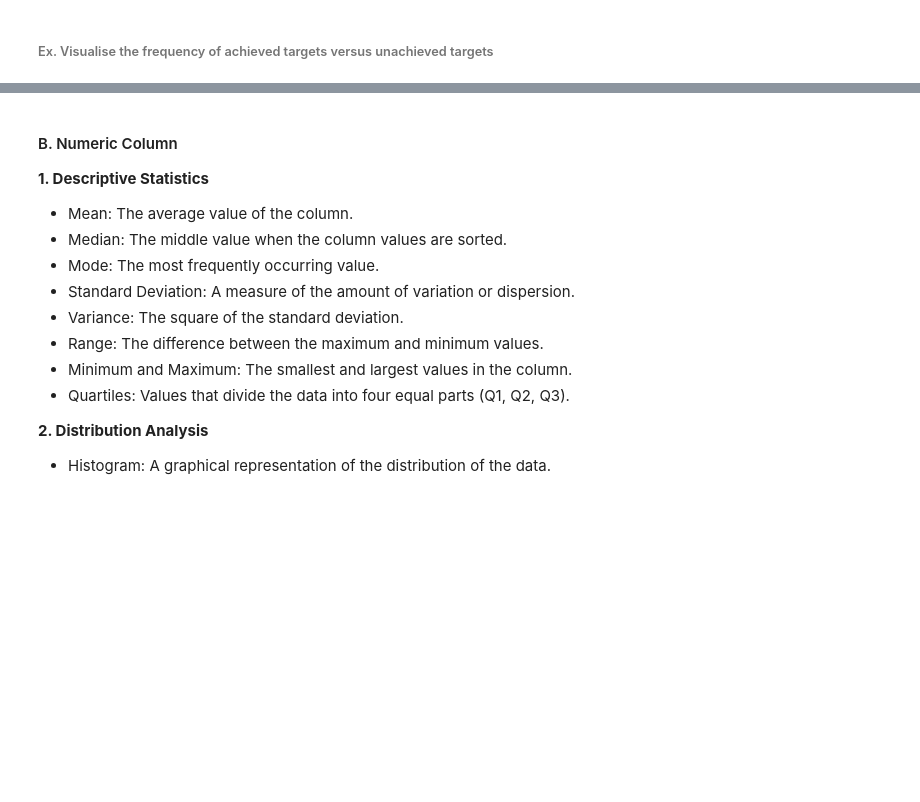
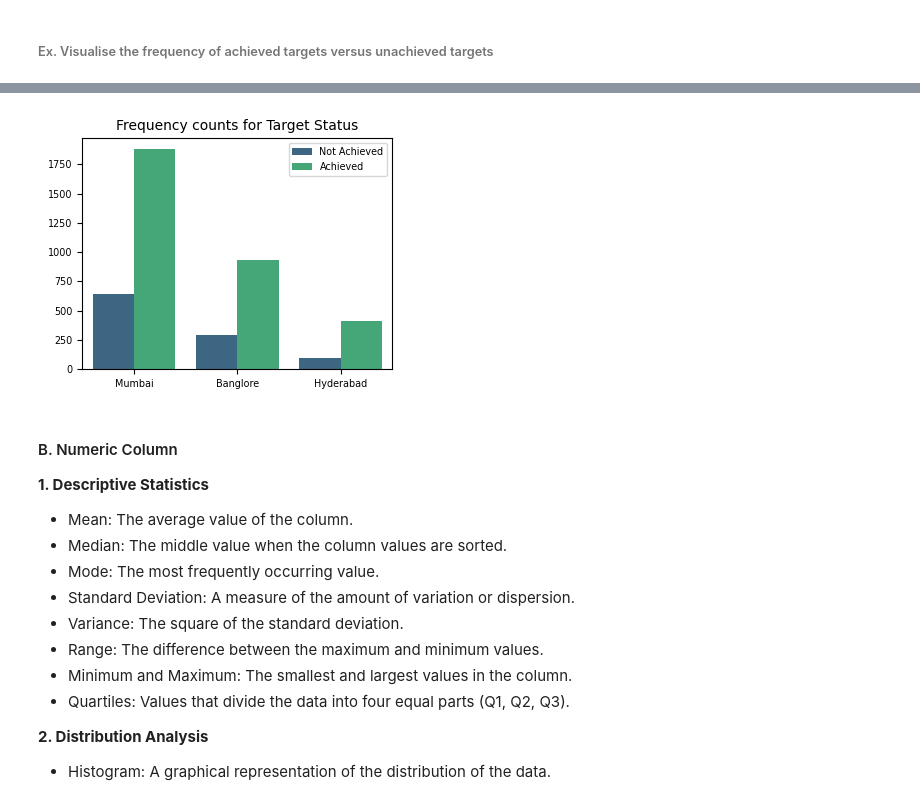
Before and after one commit to knowledge-corner/2025_12_Feb_Python-Data_Viz_analytics, a Jupyter notebook: Classwork/Day - 2 classwork.ipynb, the cells around one changed output, grey strips where cells are left out. Cells and saved outputs as stored; diff of their text form; code cells hidden in the pictures; blank space fills up the shorter version.

```diff
--- a/Classwork/Day - 2 classwork.ipynb
+++ b/Classwork/Day - 2 classwork.ipynb
@@ -1013,3 +1085,14 @@ df.head()
+# %%
+sns.countplot(data=df, x = "City", hue = "Target Status", palette="viridis")
+plt.xticks(size = "x-small", rotation = 0)
+plt.yticks(size = "x-small", rotation = 0)
+plt.title("Frequency counts for Target Status", size = "medium")
+plt.legend(fontsize = "x-small")
+plt.xlabel("")
+plt.ylabel("")
+plt.show()
+# %% [output]
+[figure, added]
 # %% [markdown]
 #### B. Numeric Column
 
```
Also changed, not shown: parts of 25 cells of this notebook.
